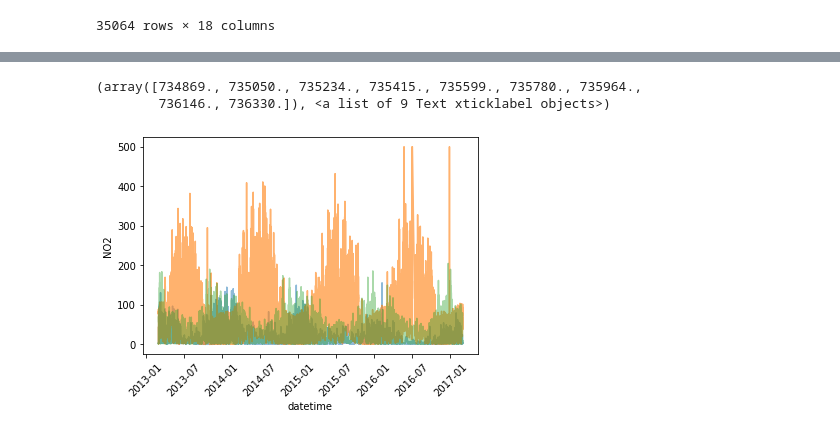
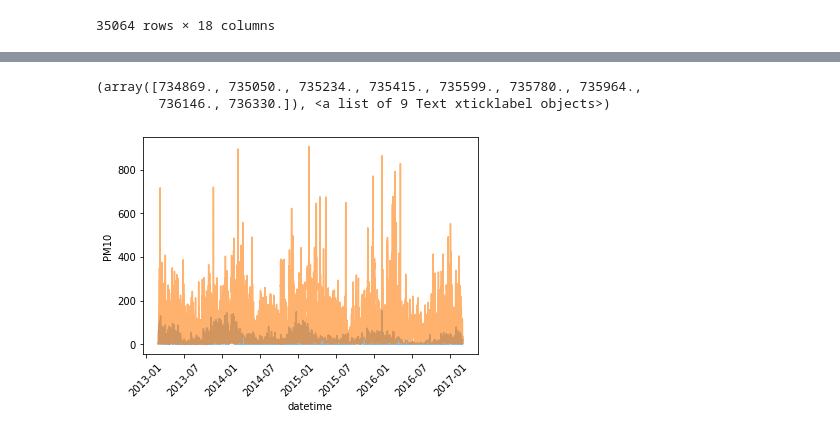
Before and after one commit to halujeff5/Beijing_Air_Quality, a Jupyter notebook: Beijing_Air_Quality.ipynb, the cells around one changed output, grey strips where cells are left out. Drawn from its saved outputs; the diff is of its cells as text; code cells hidden in the pictures.

```diff
--- a/Beijing_Air_Quality.ipynb
+++ b/Beijing_Air_Quality.ipynb
@@ -366,10 +371,9 @@ df9.set_index('datetime')
 # %%
 plt.plot(figsize=(200, 1000))
 sns.lineplot(x=df9.datetime, y = df9.SO2, alpha=.5)
-sns.lineplot(x=df9.datetime, y = df9.O3, alpha=.6)
-sns.lineplot(x=df9.datetime, y = df9.NO2, alpha=.4)
+sns.lineplot(x=df9.datetime, y = df9.PM10, alpha=.6)
 plt.xticks(rotation = 45)
 # %% [output]
 (array([734869., 735050., 735234., 735415., 735599., 735780., 735964.,
         736146., 736330.]), <a list of 9 Text xticklabel objects>)
-[figure, old version]
+[figure, new version]
```
Also changed, not shown: parts of 19 cells of this notebook.
